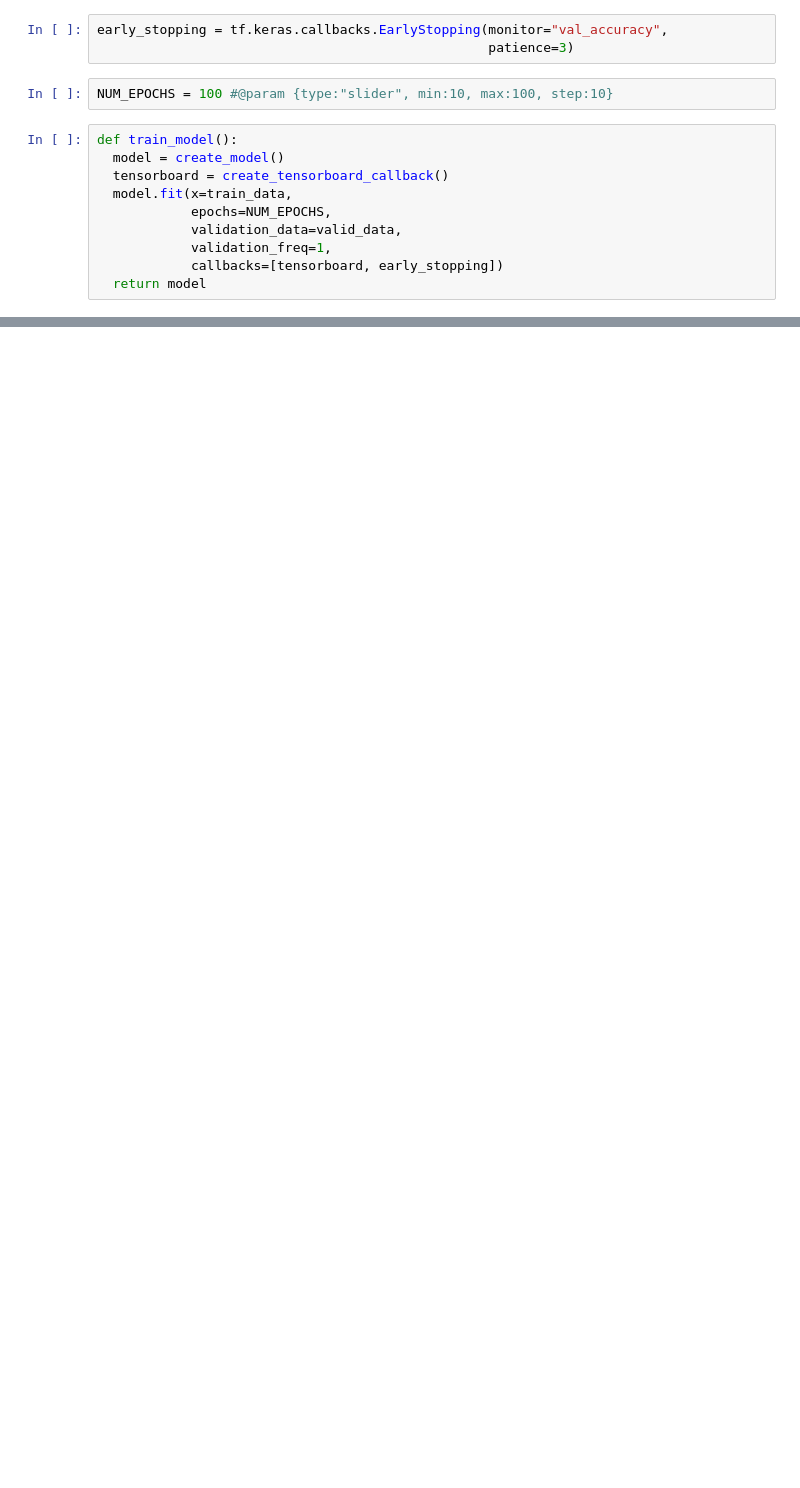
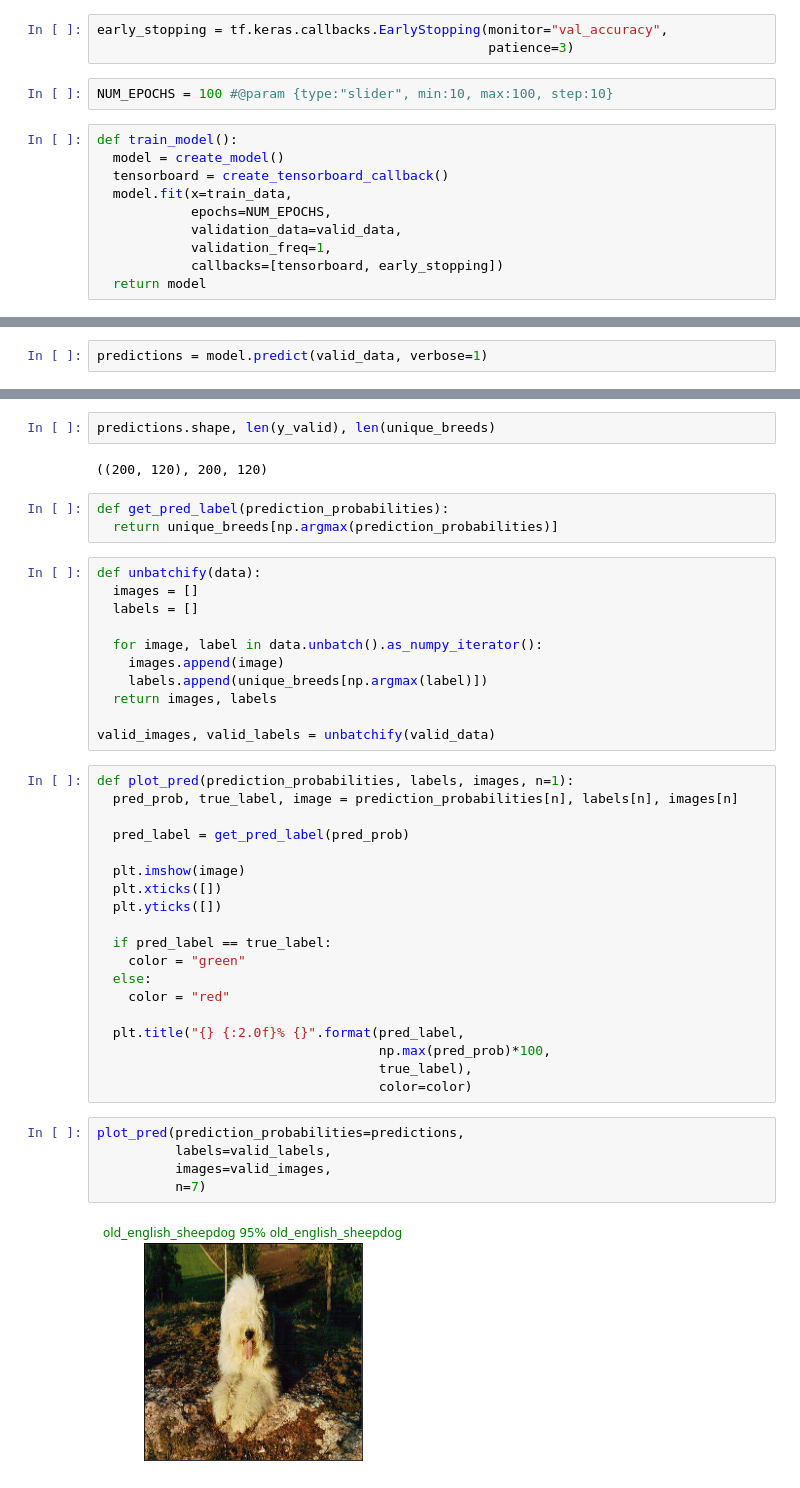
Before and after one commit to Norman518/Data-Science, a Jupyter notebook: Colab/Dog Breed Identification/Dog_Breed_Identification.ipynb, the cells around one changed output, grey strips where cells are left out. Cells and saved outputs as stored; diff of their text form; blank space fills up the shorter version.

```diff
--- a/Colab/Dog Breed Identification/Dog_Breed_Identification.ipynb
+++ b/Colab/Dog Breed Identification/Dog_Breed_Identification.ipynb
@@ -183,0 +207,2 @@ Epoch 1/80
+# %%
+predictions = model.predict(valid_data, verbose=1)
@@ -183,0 +211,44 @@ Epoch 1/80
+# %%
+predictions.shape, len(y_valid), len(unique_breeds)
+# %% [output]
+((200, 120), 200, 120)
+# %%
+def get_pred_label(prediction_probabilities):
+  return unique_breeds[np.argmax(prediction_probabilities)]
+# %%
+def unbatchify(data):
+  images = []
+  labels = []
+
+  for image, label in data.unbatch().as_numpy_iterator():
+    images.append(image)
+    labels.append(unique_breeds[np.argmax(label)])
+  return images, labels
+
+valid_images, valid_labels = unbatchify(valid_data)
+# %%
+def plot_pred(prediction_probabilities, labels, images, n=1):
+  pred_prob, true_label, image = prediction_probabilities[n], labels[n], images[n]
+
+  pred_label = get_pred_label(pred_prob)
+
+  plt.imshow(image)
+  plt.xticks([])
+  plt.yticks([])
+
+  if pred_label == true_label:
+    color = "green"
+  else:
+    color = "red"
+
+  plt.title("{} {:2.0f}% {}".format(pred_label,
+                                    np.max(pred_prob)*100,
+                                    true_label),
+                                    color=color)
+# %%
+plot_pred(prediction_probabilities=predictions,
+          labels=valid_labels,
+          images=valid_images,
+          n=7)
+# %% [output]
+[figure, added]
```
Also changed, not shown: parts of 37 cells of this notebook, 16 other files.
